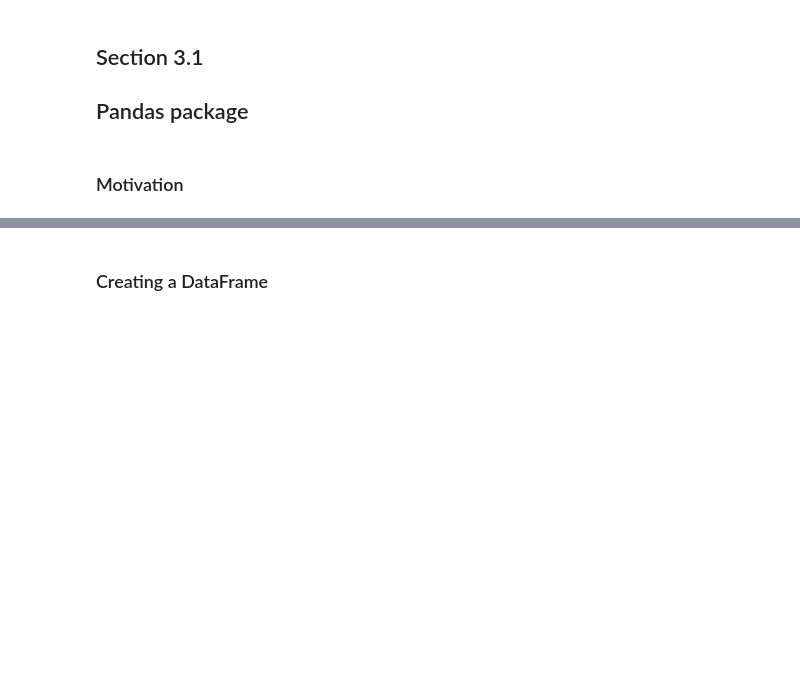
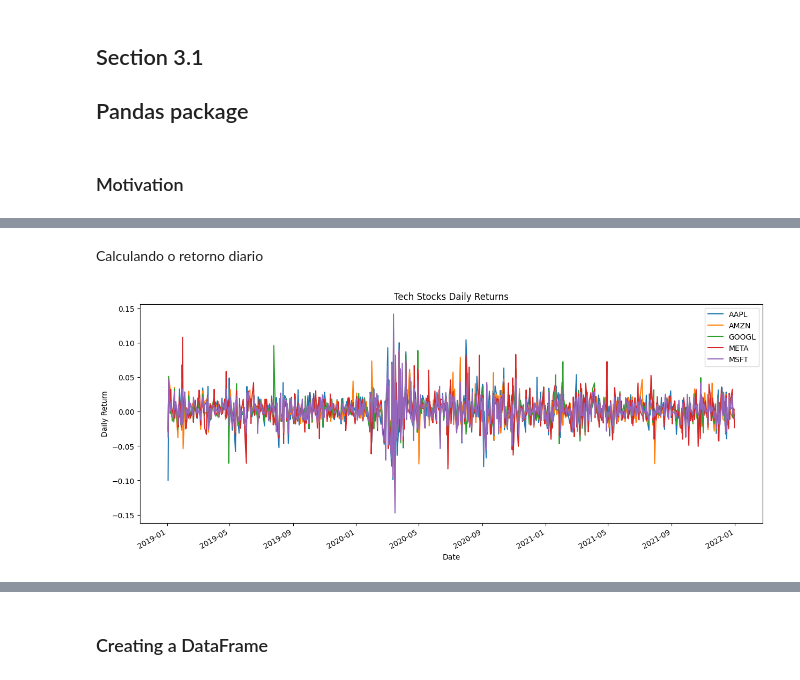
Before and after one commit to vnikoofard/Econofisica, a Jupyter notebook: 1-Programação e Analise de Dados/pyecon_ch3.ipynb, the cells around one changed output, grey strips where cells are left out. Cells and saved outputs as stored; diff of their text form; code cells hidden in the pictures; blank space fills up the shorter version.

```diff
--- a/1-Programação e Analise de Dados/pyecon_ch3.ipynb
+++ b/1-Programação e Analise de Dados/pyecon_ch3.ipynb
@@ -30,0 +40,16 @@ fig.savefig("out/dji.pdf", format="pdf")
+# %% [markdown]
+Calculando o retorno diario
+# %%
+retorno_diario = close.pct_change()
+
+retorno_diario.plot(figsize=(15, 6))
+
+plt.xlabel("Date")
+plt.ylabel("Daily Return")
+plt.title("Tech Stocks Daily Returns")
+plt.legend()
+
+# Show the plot
+plt.show()
+# %% [output]
+[figure, added]
```
Also changed, not shown: parts of 51 cells of this notebook, 1 other file.
